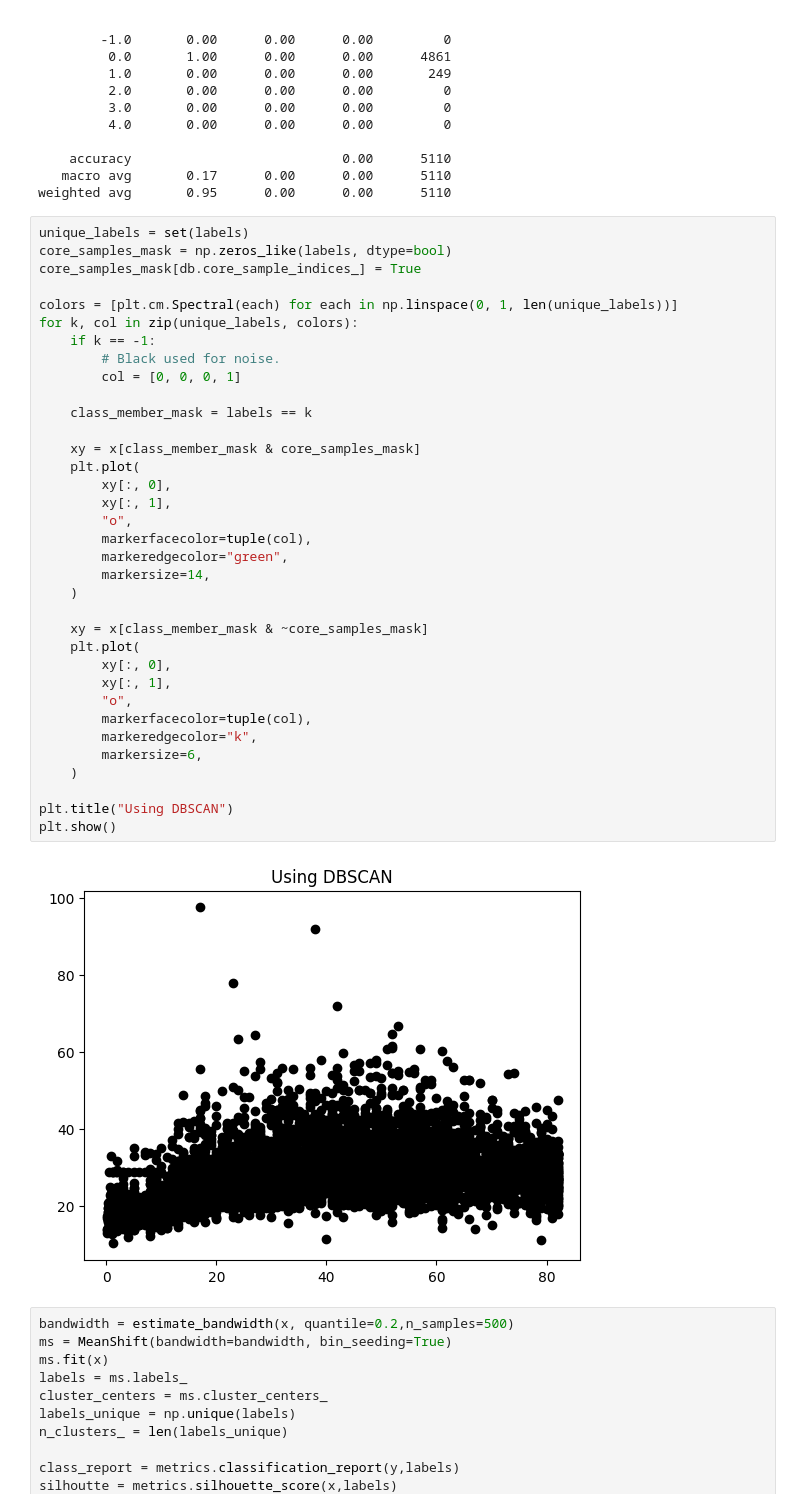
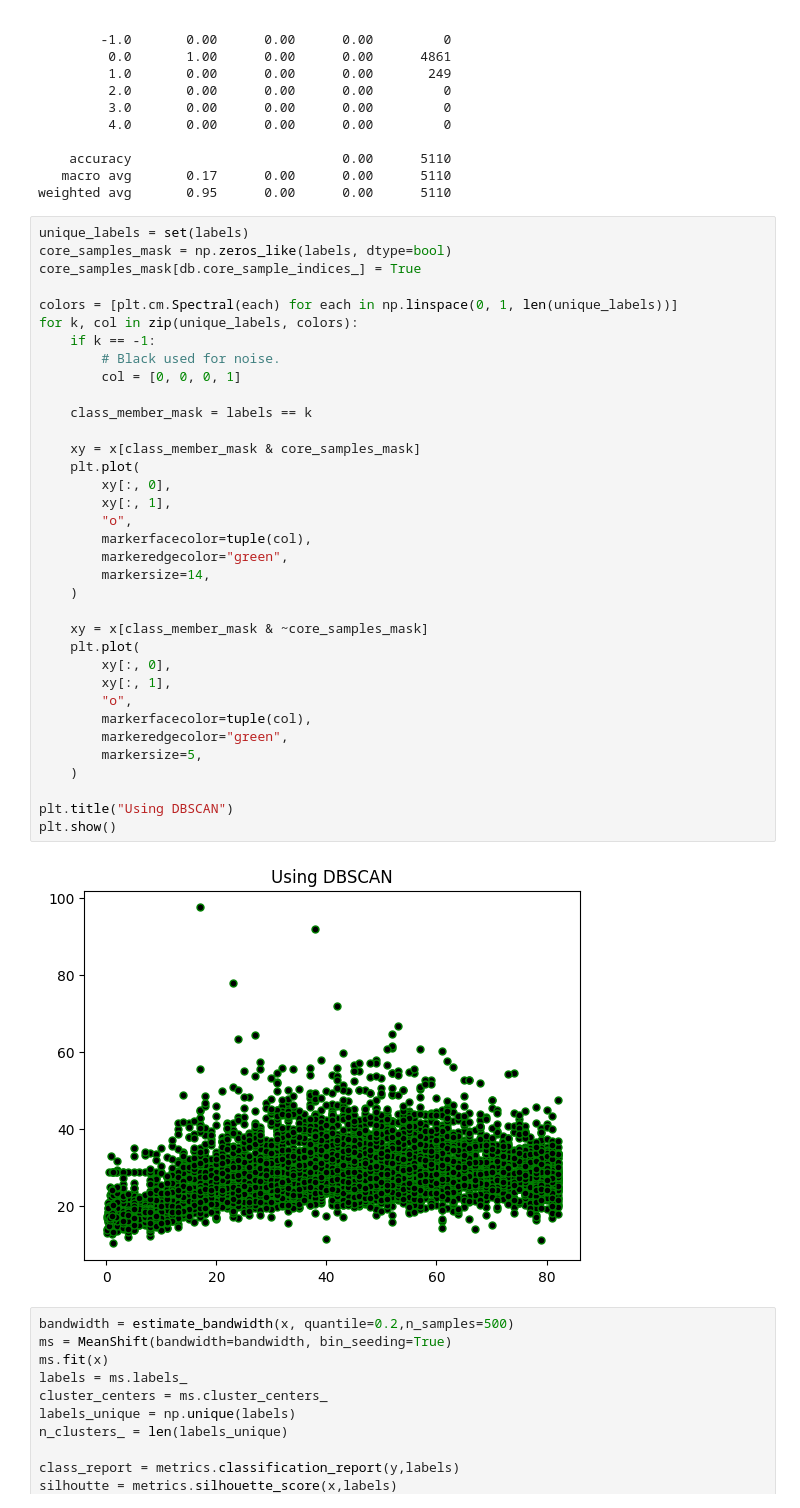
Before and after one commit to fl-sll/FODS-Quiz, a Jupyter notebook: Projects/DSFP.ipynb, the cells around one changed output. Drawn from its saved outputs; the diff is of its cells as text.

```diff
--- a/Projects/DSFP.ipynb
+++ b/Projects/DSFP.ipynb
@@ -149,36 +149,36 @@ core_samples_mask[db.core_sample_indices_] = True
 
 colors = [plt.cm.Spectral(each) for each in np.linspace(0, 1, len(unique_labels))]
 for k, col in zip(unique_labels, colors):
     if k == -1:
         # Black used for noise.
         col = [0, 0, 0, 1]
 
     class_member_mask = labels == k
 
     xy = x[class_member_mask & core_samples_mask]
     plt.plot(
         xy[:, 0],
         xy[:, 1],
         "o",
         markerfacecolor=tuple(col),
         markeredgecolor="green",
         markersize=14,
     )
 
     xy = x[class_member_mask & ~core_samples_mask]
     plt.plot(
         xy[:, 0],
         xy[:, 1],
         "o",
         markerfacecolor=tuple(col),
-        markeredgecolor="k",
-        markersize=6,
+        markeredgecolor="green",
+        markersize=5,
     )
 
 plt.title("Using DBSCAN")
 plt.show()
 # %% [output]
-[figure, old version]
+[figure, new version]
 # %%
 bandwidth = estimate_bandwidth(x, quantile=0.2,n_samples=500)
 ms = MeanShift(bandwidth=bandwidth, bin_seeding=True)
```
Also changed, not shown: parts of 1 cell of this notebook.
